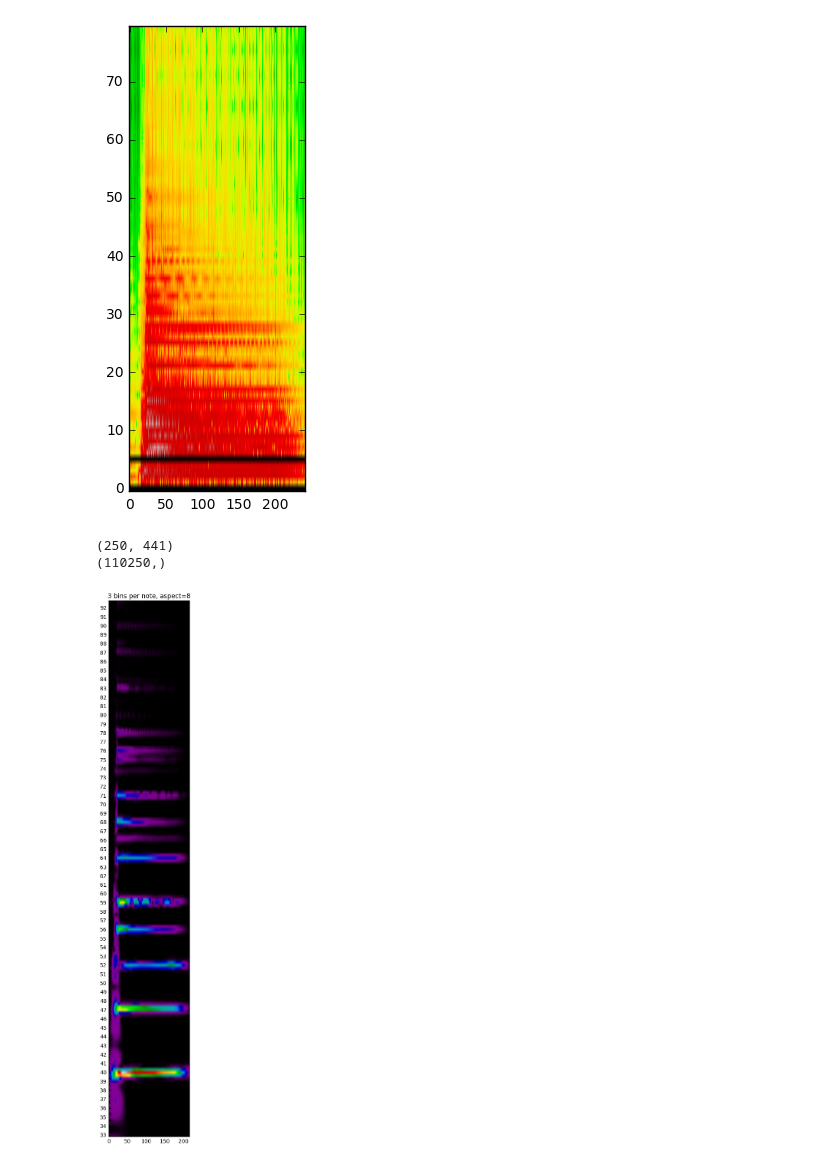
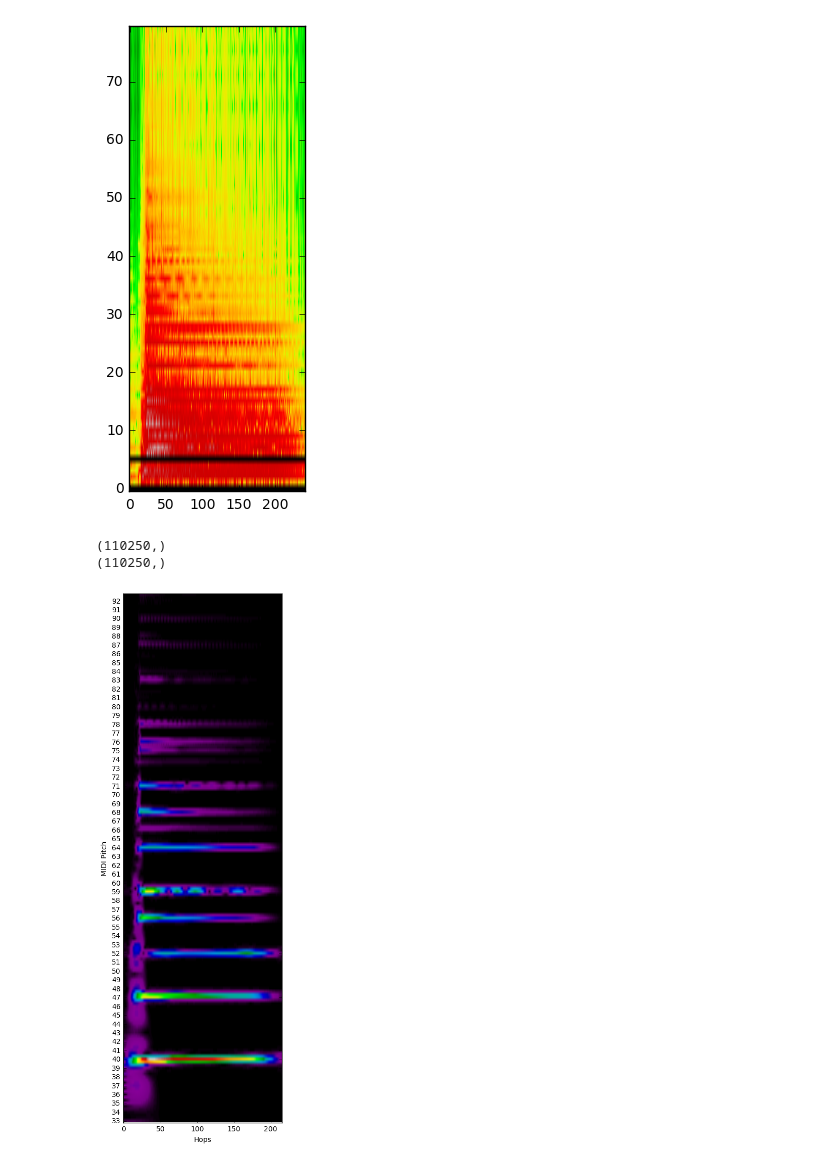
Before and after one commit to mpluess/music-transcription, a Jupyter notebook: notebooks/FFT_vs_CQT_polyphonic.ipynb, the cells around one changed output. Saved outputs shown, nothing was run; the diff lists cells and outputs as text; code cells hidden in the pictures.

```diff
--- a/notebooks/FFT_vs_CQT_polyphonic.ipynb
+++ b/notebooks/FFT_vs_CQT_polyphonic.ipynb
@@ -18,7 +18,7 @@ Using gpu device 0: GeForce GTX 980M (CNMeM is enabled with initial size: 80.0%
 # %%
 wavpath = r'data\IDMT-SMT-GUITAR_V2\dataset1\Fender Strat Clean Neck SC Chords\audio\1-E1-Major 00.wav'
 # %%
-onset_detector = CnnOnsetDetector.from_zip('models/onset_detection/20170601-3-channels_ds1-4_80-perc_adjusted-labels_with_config.zip')
+onset_detector = CnnOnsetDetector.from_zip('models/onset_detection/20170627-3-channels_ds1-4_80-perc_adjusted-labels_with_config_thresh-0.05.zip')
 sg = onset_detector.feature_extractor._read_and_extract([wavpath])
 np.array(sg).shape
 # %% [output]
@@ -40,20 +40,22 @@ print(samples.shape)
 samples = samples.ravel()
 print(samples.shape)
 # %% [output]
-(250, 441)
 (110250,)
+(110250,)
 # %%
 hopl = 512 # must be 2^n cannot be 441 (= subs)
 n_bins=60
 lowfreq = 55.0 # A1 (midi 33) # gtr E 82.4068892282
 
 cqt_spect = cqt(samples, sr=sr, hop_length=hopl, fmin=lowfreq, n_bins=n_bins*3, bins_per_octave=36, scale=False)
 cqt_spect = np.abs(cqt_spect)  # convert from complex to real (uses "norm")
 
-plt.figure(figsize=(24,18))
-plt.imshow(cqt_spect, aspect=8, origin='lower', cmap=plt.cm.spectral)
-plt.title('3 bins per note, aspect=8')
+plt.figure(figsize=(18,13.5))
+plt.imshow(cqt_spect, aspect=4, origin='lower', cmap=plt.cm.spectral)
+# plt.title('3 bins per note, aspect=8')
 yt = np.arange(0, cqt_spect.shape[0], 3)
 _ = plt.yticks(yt, (yt/3+33).astype('int')) # range starts at midi pitch 33
+_ = plt.xlabel('Hops')
+_ = plt.ylabel('MIDI Pitch')
 # %% [output]
-[figure, old version]
+[figure, new version]
```
Also changed, not shown: 8 other files.
